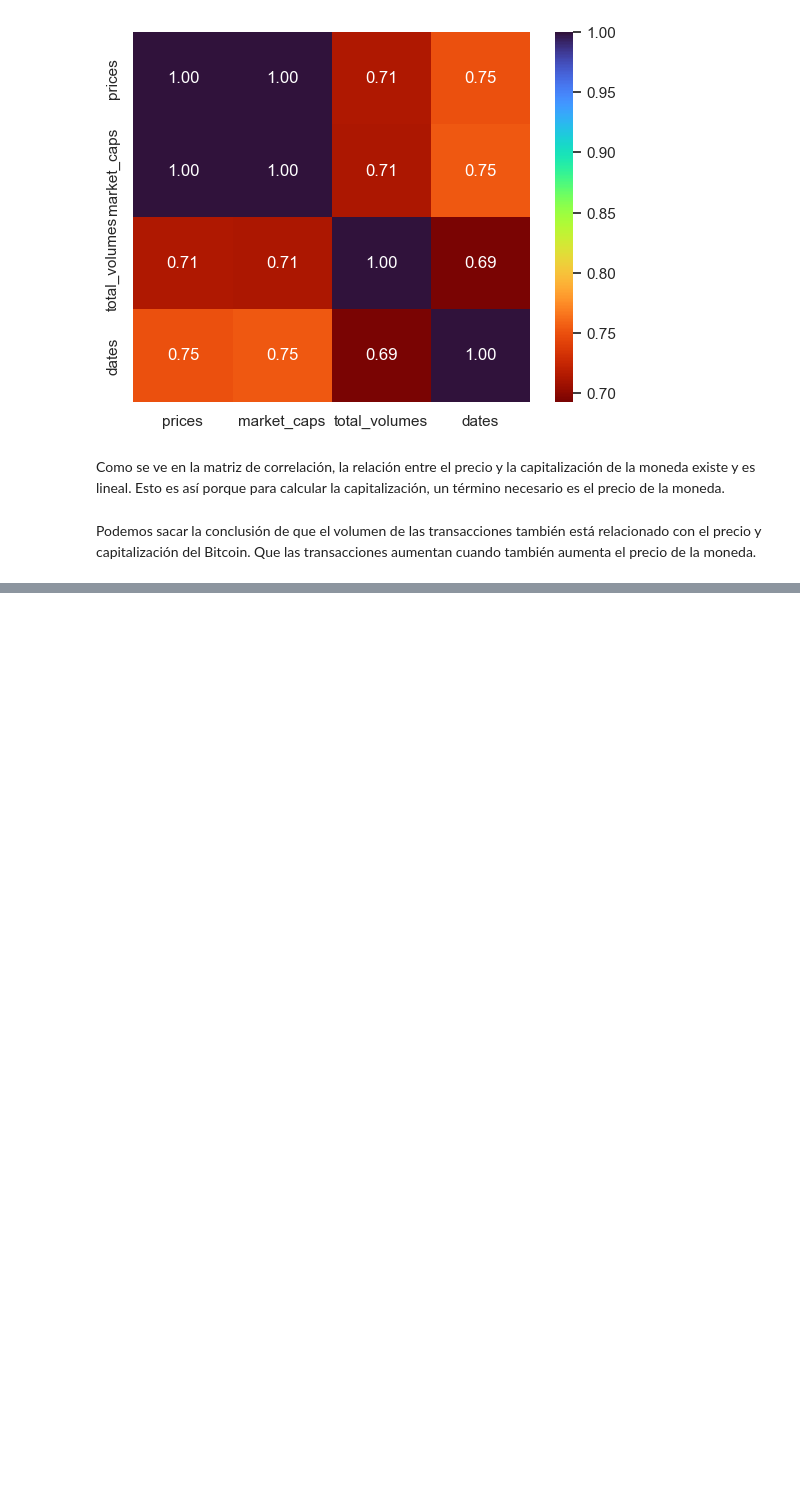
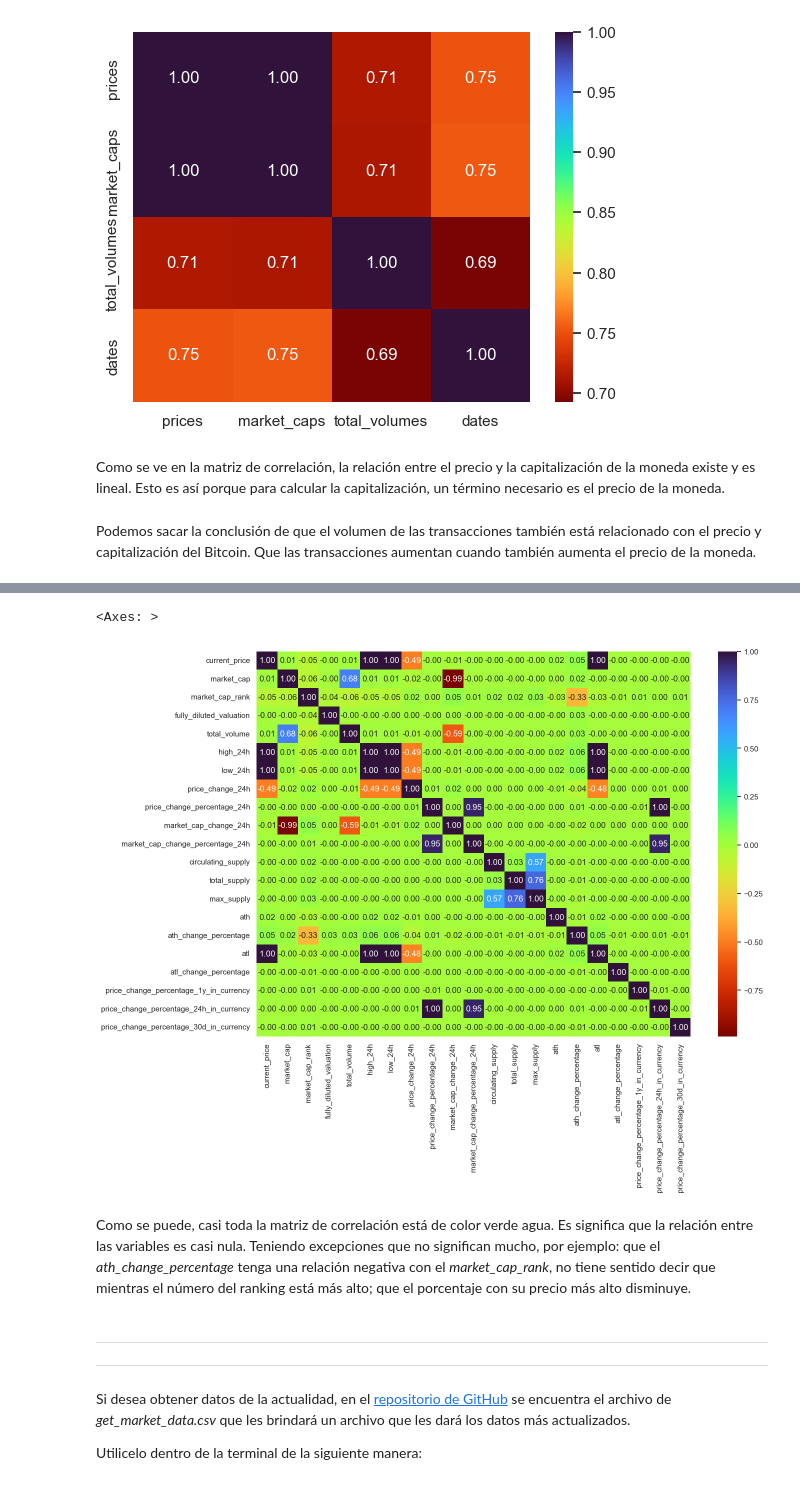
Before and after one commit to Mariagustin-Prg/PI-DA_CoinGekco, a Jupyter notebook: Exploratory Data Analytics.ipynb, the cells around one changed output, grey strips where cells are left out. Drawn from its saved outputs; the diff is of its cells as text; code cells hidden in the pictures; blank space fills up the shorter version.

```diff
--- a/Exploratory Data Analytics.ipynb
+++ b/Exploratory Data Analytics.ipynb
@@ -522,0 +682,18 @@ Podemos sacar la conclusión de que el volumen de las transacciones también est
+# %%
+df3 = df.drop(columns= ['name', 'id', 'symbol', 'image', 'ath_date','atl_date', 'roi', 'last_updated'])
+corr = df3.corr()
+
+plt.figure(figsize= (14, 10))
+sns.heatmap(corr, annot= True, fmt= '.2f', cmap= 'turbo_r')
+# %% [output]
+<Axes: >
+[figure, added]
+# %% [markdown]
+Como se puede, casi toda la matriz de correlación está de color verde agua. Es significa que la relación entre las variables es casi nula. Teniendo excepciones que no significan mucho, por ejemplo: que el *ath_change_percentage* tenga una relación negativa con el *market_cap_rank*, no tiene sentido decir que mientras el número del ranking está más alto; que el porcentaje con su precio más alto disminuye.
+# %% [markdown]
+---
+---
+# %% [markdown]
+Si desea obtener datos de la actualidad, en el [repositorio de GitHub](https://github.com/Mariagustin-Prg/PI-DA_CoinGekco) se encuentra el archivo de *get_market_data.csv* que les brindará un archivo que les dará los datos más actualizados.
+
+Utilicelo dentro de la terminal de la siguiente manera:
```
Also changed, not shown: parts of 29 cells of this notebook, 1 other file.
